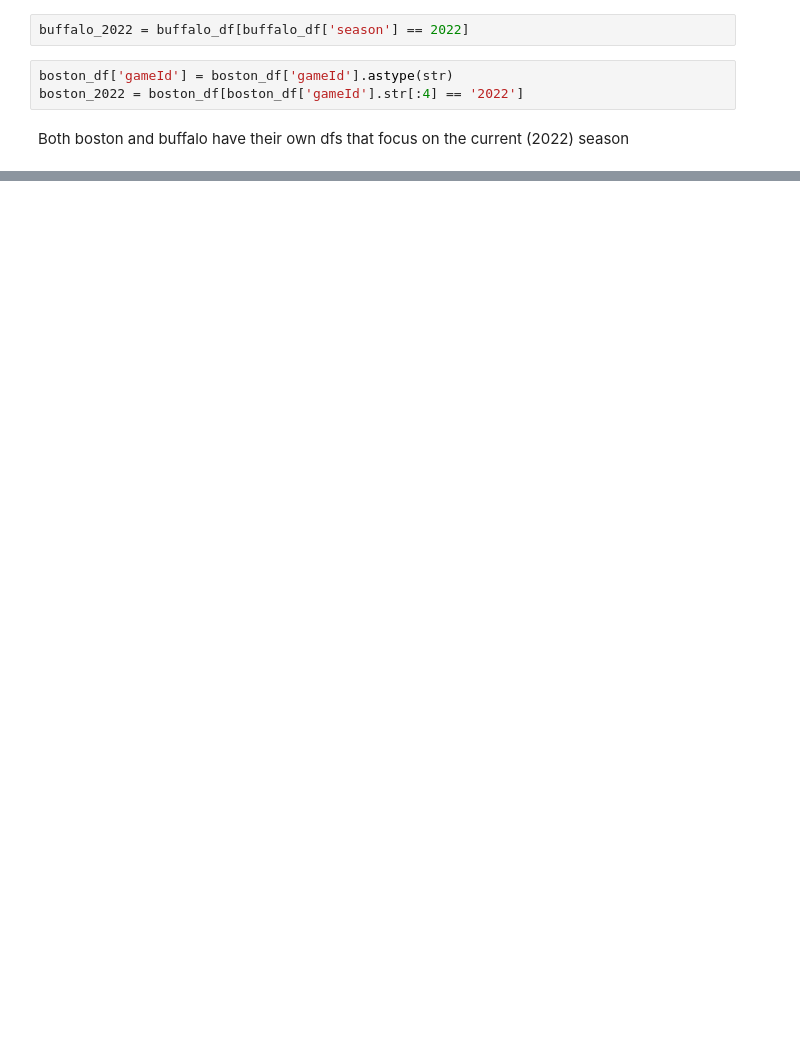
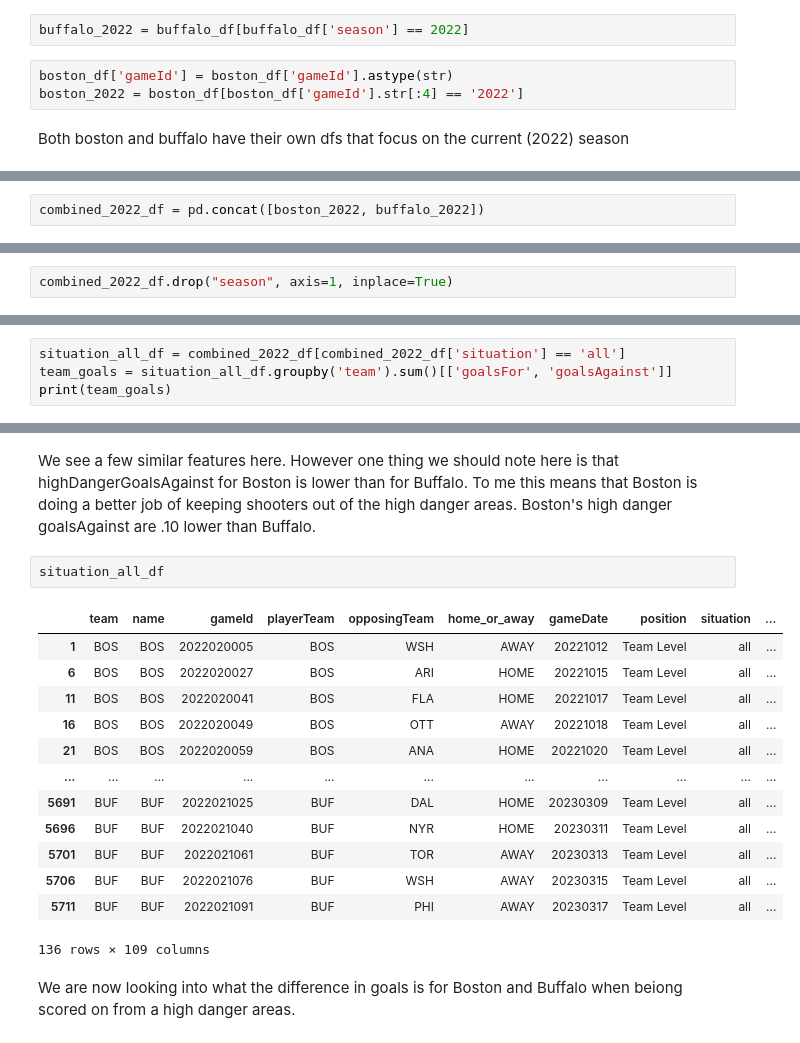
Before and after one commit to MichalOst3389/nhl_team_analysis, a Jupyter notebook: nhl_team_analysis/NHL Notebook.ipynb, the cells around one changed output, grey strips where cells are left out. Drawn from its saved outputs; the diff is of its cells as text; blank space fills up the shorter version.

```diff
--- a/nhl_team_analysis/NHL Notebook.ipynb
+++ b/nhl_team_analysis/NHL Notebook.ipynb
@@ -552,0 +25,2 @@ Name: OnIce_A_xGoals, dtype: float64
+# %%
+combined_2022_df = pd.concat([boston_2022, buffalo_2022])
@@ -552,0 +37,2 @@ Name: OnIce_A_xGoals, dtype: float64
+# %%
+combined_2022_df.drop("season", axis=1, inplace=True)
@@ -552,0 +49,4 @@ Name: OnIce_A_xGoals, dtype: float64
+# %%
+situation_all_df = combined_2022_df[combined_2022_df['situation'] == 'all']
+team_goals = situation_all_df.groupby('team').sum()[['goalsFor', 'goalsAgainst']]
+print(team_goals)
@@ -552,0 +200,20 @@ Name: OnIce_A_xGoals, dtype: float64
+# %% [markdown]
+We see a few similar features here.  However one thing we should note here is that highDangerGoalsAgainst for Boston is lower than for Buffalo.  To me this means that Boston is doing a better job of keeping shooters out of the high danger areas.  Boston's high danger goalsAgainst are .10 lower than Buffalo.
+# %%
+situation_all_df
+# %% [output]
+|  | team | name | gameId | playerTeam | opposingTeam | home_or_away | gameDate | position | situation | ... |
+| 1 | BOS | BOS | 2022020005 | BOS | WSH | AWAY | 20221012 | Team Level | all | ... |
+| 6 | BOS | BOS | 2022020027 | BOS | ARI | HOME | 20221015 | Team Level | all | ... |
+| 11 | BOS | BOS | 2022020041 | BOS | FLA | HOME | 20221017 | Team Level | all | ... |
+| 16 | BOS | BOS | 2022020049 | BOS | OTT | AWAY | 20221018 | Team Level | all | ... |
+| 21 | BOS | BOS | 2022020059 | BOS | ANA | HOME | 20221020 | Team Level | all | ... |
+| ... | ... | ... | ... | ... | ... | ... | ... | ... | ... | ... |
+| 5691 | BUF | BUF | 2022021025 | BUF | DAL | HOME | 20230309 | Team Level | all | ... |
+| 5696 | BUF | BUF | 2022021040 | BUF | NYR | HOME | 20230311 | Team Level | all | ... |
+| 5701 | BUF | BUF | 2022021061 | BUF | TOR | AWAY | 20230313 | Team Level | all | ... |
+| 5706 | BUF | BUF | 2022021076 | BUF | WSH | AWAY | 20230315 | Team Level | all | ... |
+| 5711 | BUF | BUF | 2022021091 | BUF | PHI | AWAY | 20230317 | Team Level | all | ... |
+136 rows × 109 columns
+# %% [markdown]
+We are now looking into what the difference in goals is for Boston and Buffalo when beiong scored on from a high danger areas.
```
Also changed, not shown: parts of 76 cells of this notebook.
